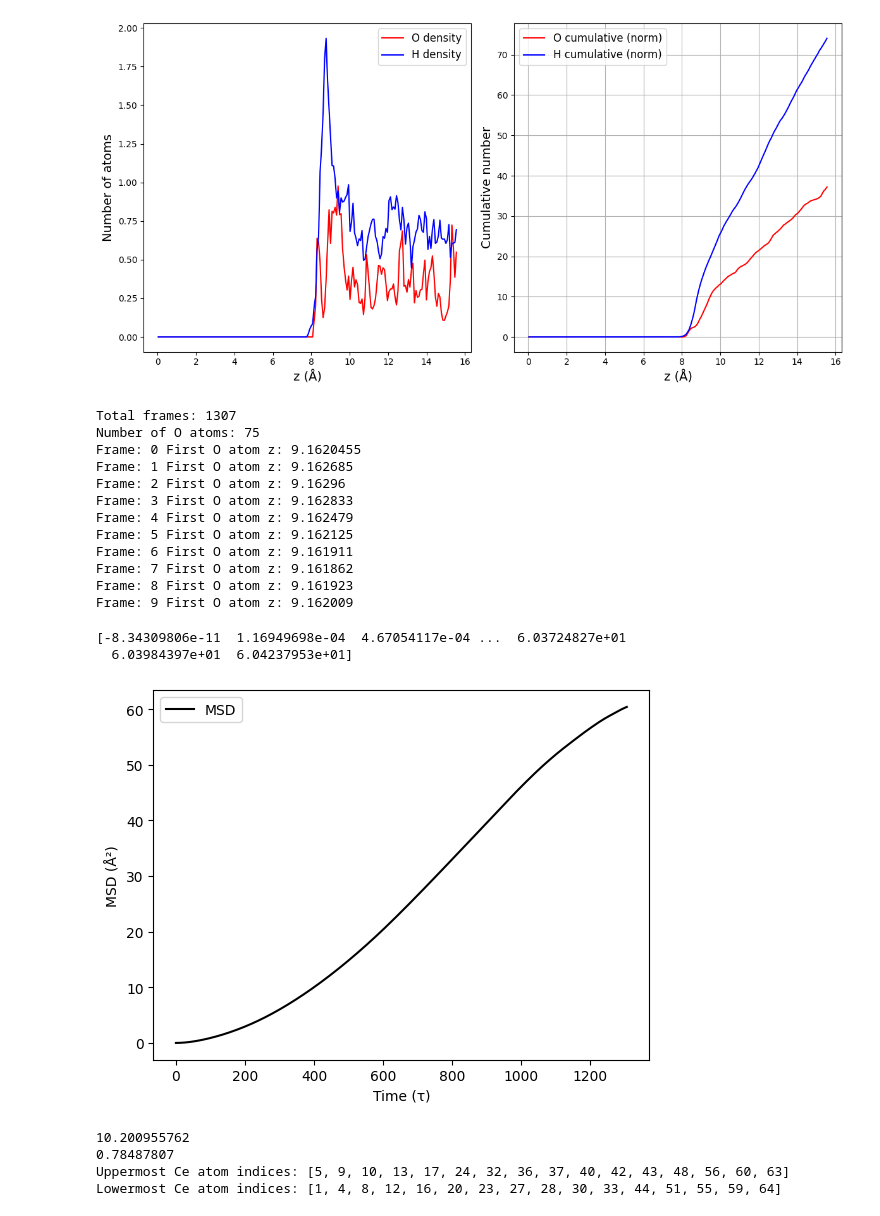
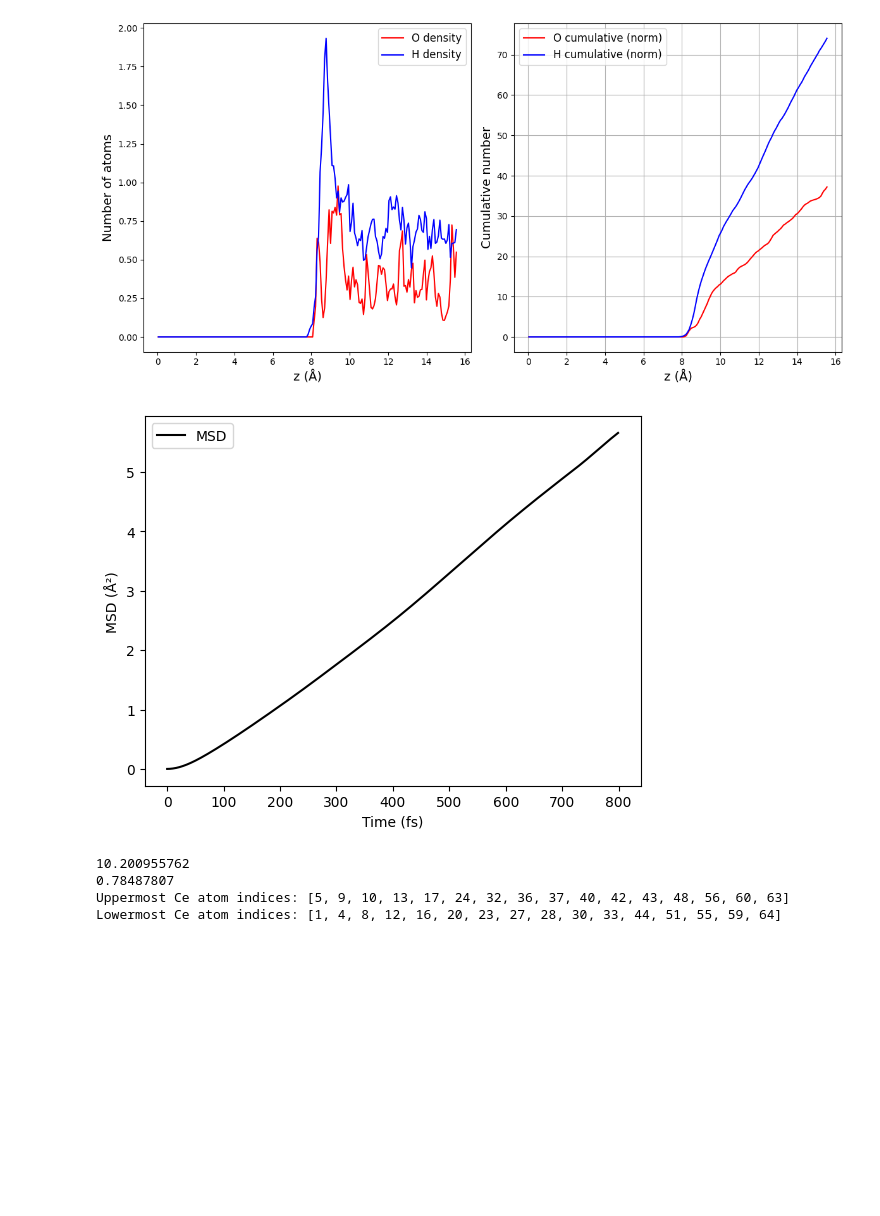
Before and after one commit to JihoonSon94/MD_Analysis, a Jupyter notebook: MD.ipynb, the cells around one changed output. Drawn from its saved outputs; the diff is of its cells as text; code cells hidden in the pictures; blank space fills up the shorter version.

```diff
--- a/MD.ipynb
+++ b/MD.ipynb
@@ -414,62 +459,40 @@ plt.show()
 # %%
 import numpy as np
 import matplotlib.pyplot as plt
 import MDAnalysis as mda
 from MDAnalysis.analysis.msd import EinsteinMSD
+import os
 
 # Universe 객체 생성
 name = "Cu"
-path = "C:\\Users\\Jihoon\\Desktop\\"
-cif_name = f"{path}{name}.cif"
-xyz_name = f"{path}{name}-pos-1.xyz"
+desktop_dir = os.path.join(os.path.expanduser("~"), "Desktop")
+xyz_name = os.path.join(desktop_dir, f"{name}-pos-1.xyz")
 
 
 u = mda.Universe(xyz_name)
 u1_ag_O_all = u.select_atoms('name O')
 
-print("Total frames:", len(u.trajectory))
-O_atoms = u.select_atoms('name O and (prop z > 9)')
-print("Number of O atoms:", len(O_atoms))
-for ts in u.trajectory[:10]:   # 처음 5 프레임만 예시로
-    print("Frame:", ts.frame, "First O atom z:", O_atoms.positions[0][2])
-
-
 # MSD 분석 수행
 msd_analysis = EinsteinMSD(u1_ag_O_all, select="all", msd_type='xyz', fft=True)
-msd_analysis.run()
+msd_analysis.run(start=100, stop=900, step=1)
 
 # 결과 추출
 msd = msd_analysis.results.timeseries
-print(msd)
 # 시뮬레이션 파라미터
 nframes = msd_analysis.n_frames
 timestep = 1  # 프레임 간 시간 간격을 실제 시뮬레이션 값으로 설정하세요
 lagtimes = np.arange(nframes) * timestep
 
 # MSD 플롯
 plt.figure()
 plt.plot(lagtimes, msd, color='black', linestyle='-', label='MSD')
-#plt.plot(lagtimes, lagtimes * 6, color='black', linestyle='--', label='y=6τ')
-plt.xlabel('Time (τ)')
+#plt.plot(lagtimes /1000 , lagtimes * 6 / 1000, color='black', linestyle='--', label='y=6τ')
+plt.xlabel('Time (fs)')
 plt.ylabel('MSD (Å²)')
 plt.legend()
 plt.show()
 # %% [output]
-Total frames: 1307
-Number of O atoms: 75
-Frame: 0 First O atom z: 9.1620455
-Frame: 1 First O atom z: 9.162685
-Frame: 2 First O atom z: 9.16296
-Frame: 3 First O atom z: 9.162833
-Frame: 4 First O atom z: 9.162479
-Frame: 5 First O atom z: 9.162125
-Frame: 6 First O atom z: 9.161911
-Frame: 7 First O atom z: 9.161862
-Frame: 8 First O atom z: 9.161923
-Frame: 9 First O atom z: 9.162009
-[-8.34309806e-11  1.16949698e-04  4.67054117e-04 ...  6.03724827e+01
-  6.03984397e+01  6.04237953e+01]
-[figure, old version]
+[figure, new version]
 # %%
 from ase.io import read
 import numpy as np
```
Also changed, not shown: parts of 7 cells of this notebook.
